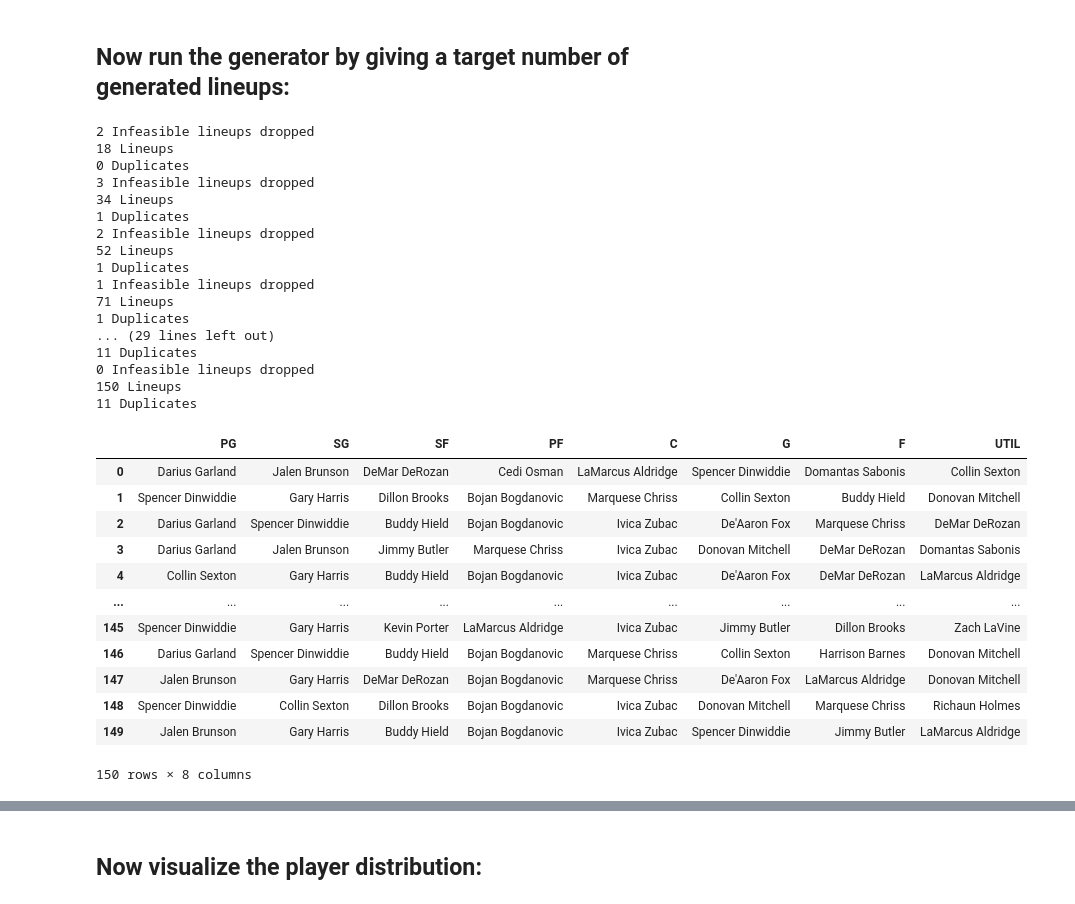
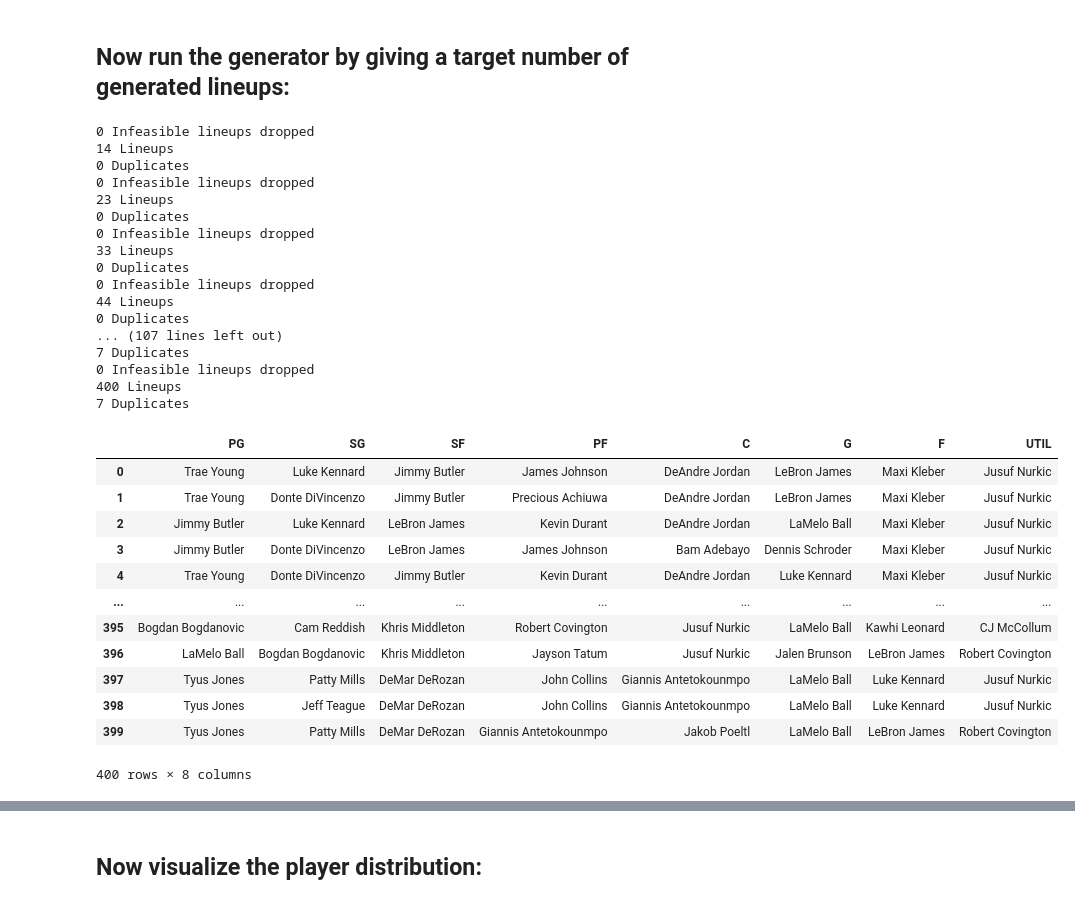
Before and after one commit to firstprinciples/dfs_optimizer, a Jupyter notebook: fps_dfs_optimizer/analyses/test_optimizer.ipynb, the cells around one changed output, grey strips where cells are left out. Cells and saved outputs as stored; diff of their text form; code cells hidden in the pictures.

```diff
--- a/fps_dfs_optimizer/analyses/test_optimizer.ipynb
+++ b/fps_dfs_optimizer/analyses/test_optimizer.ipynb
@@ -40,4 +40,4 @@ points, std = get_projections(df_players)
 df_players['projections'] = points
 df_players['std'] = std
 # %%
-df_players = get_players_from_salaries('../data/raw/DKSalaries_test.csv')
+df_players = get_players_from_salaries('../data/raw/DKSalaries_20201230_main.csv')
@@ -235,41 +231,40 @@ dtype: float64
 # %% [markdown]
 ## Next, instantiate the generator:
 # %%
-gen = LineupGenerator(df_players, n_lineups_to_optimize=150, batch_size=20,
-var_multiple=0.5, drop_fraction=0.4, time_limit=2, verbose=False)
+gen = LineupGenerator(df_players, n_lineups_to_optimize=150, batch_size=20, drop_fraction=0.4, time_limit=2, verbose=False)
 # %% [markdown]
 ## Now run the generator by giving a target number of generated lineups:
 # %%
-gen.generate(10000)
+gen.generate(400)
 # gen.df_lineups = pd.read_csv('../data/raw/test_lineups.csv', index_col=0)
 # %% [output]
-2 Infeasible lineups dropped
-18 Lineups
+0 Infeasible lineups dropped
+14 Lineups
 0 Duplicates
-3 Infeasible lineups dropped
-34 Lineups
-1 Duplicates
-2 Infeasible lineups dropped
-52 Lineups
-1 Duplicates
-1 Infeasible lineups dropped
-71 Lineups
-1 Duplicates
-... (29 lines left out)
-11 Duplicates
 0 Infeasible lineups dropped
-150 Lineups
-11 Duplicates
+23 Lineups
+0 Duplicates
+0 Infeasible lineups dropped
+33 Lineups
+0 Duplicates
+0 Infeasible lineups dropped
+44 Lineups
+0 Duplicates
+... (107 lines left out)
+7 Duplicates
+0 Infeasible lineups dropped
+400 Lineups
+7 Duplicates
 |  | PG | SG | SF | PF | C | G | F | UTIL |
-| 0 | Darius Garland | Jalen Brunson | DeMar DeRozan | Cedi Osman | LaMarcus Aldridge | Spencer Dinwiddie | Domantas Sabonis | Collin Sexton |
-| 1 | Spencer Dinwiddie | Gary Harris | Dillon Brooks | Bojan Bogdanovic | Marquese Chriss | Collin Sexton | Buddy Hield | Donovan Mitchell |
-| 2 | Darius Garland | Spencer Dinwiddie | Buddy Hield | Bojan Bogdanovic | Ivica Zubac | De'Aaron Fox | Marquese Chriss | DeMar DeRozan |
-| 3 | Darius Garland | Jalen Brunson | Jimmy Butler | Marquese Chriss | Ivica Zubac | Donovan Mitchell | DeMar DeRozan | Domantas Sabonis |
-| 4 | Collin Sexton | Gary Harris | Buddy Hield | Bojan Bogdanovic | Ivica Zubac | De'Aaron Fox | DeMar DeRozan | LaMarcus Aldridge |
+| 0 | Trae Young | Luke Kennard | Jimmy Butler | James Johnson | DeAndre Jordan | LeBron James | Maxi Kleber | Jusuf Nurkic |
+| 1 | Trae Young | Donte DiVincenzo | Jimmy Butler | Precious Achiuwa | DeAndre Jordan | LeBron James | Maxi Kleber | Jusuf Nurkic |
+| 2 | Jimmy Butler | Luke Kennard | LeBron James | Kevin Durant | DeAndre Jordan | LaMelo Ball | Maxi Kleber | Jusuf Nurkic |
+| 3 | Jimmy Butler | Donte DiVincenzo | LeBron James | James Johnson | Bam Adebayo | Dennis Schroder | Maxi Kleber | Jusuf Nurkic |
+| 4 | Trae Young | Donte DiVincenzo | Jimmy Butler | Kevin Durant | DeAndre Jordan | Luke Kennard | Maxi Kleber | Jusuf Nurkic |
 | ... | ... | ... | ... | ... | ... | ... | ... | ... |
-| 145 | Spencer Dinwiddie | Gary Harris | Kevin Porter | LaMarcus Aldridge | Ivica Zubac | Jimmy Butler | Dillon Brooks | Zach LaVine |
-| 146 | Darius Garland | Spencer Dinwiddie | Buddy Hield | Bojan Bogdanovic | Marquese Chriss | Collin Sexton | Harrison Barnes | Donovan Mitchell |
-| 147 | Jalen Brunson | Gary Harris | DeMar DeRozan | Bojan Bogdanovic | Marquese Chriss | De'Aaron Fox | LaMarcus Aldridge | Donovan Mitchell |
-| 148 | Spencer Dinwiddie | Collin Sexton | Dillon Brooks | Bojan Bogdanovic | Ivica Zubac | Donovan Mitchell | Marquese Chriss | Richaun Holmes |
-| 149 | Jalen Brunson | Gary Harris | Buddy Hield | Bojan Bogdanovic | Ivica Zubac | Spencer Dinwiddie | Jimmy Butler | LaMarcus Aldridge |
+| 395 | Bogdan Bogdanovic | Cam Reddish | Khris Middleton | Robert Covington | Jusuf Nurkic | LaMelo Ball | Kawhi Leonard | CJ McCollum |
+| 396 | LaMelo Ball | Bogdan Bogdanovic | Khris Middleton | Jayson Tatum | Jusuf Nurkic | Jalen Brunson | LeBron James | Robert Covington |
+| 397 | Tyus Jones | Patty Mills | DeMar DeRozan | John Collins | Giannis Antetokounmpo | LaMelo Ball | Luke Kennard | Jusuf Nurkic |
+| 398 | Tyus Jones | Jeff Teague | DeMar DeRozan | John Collins | Giannis Antetokounmpo | LaMelo Ball | Luke Kennard | Jusuf Nurkic |
+| 399 | Tyus Jones | Patty Mills | DeMar DeRozan | Giannis Antetokounmpo | Jakob Poeltl | LaMelo Ball | LeBron James | Robert Covington |
-150 rows × 8 columns
+400 rows × 8 columns
```
Also changed, not shown: parts of 13 cells of this notebook, 1 other file.
